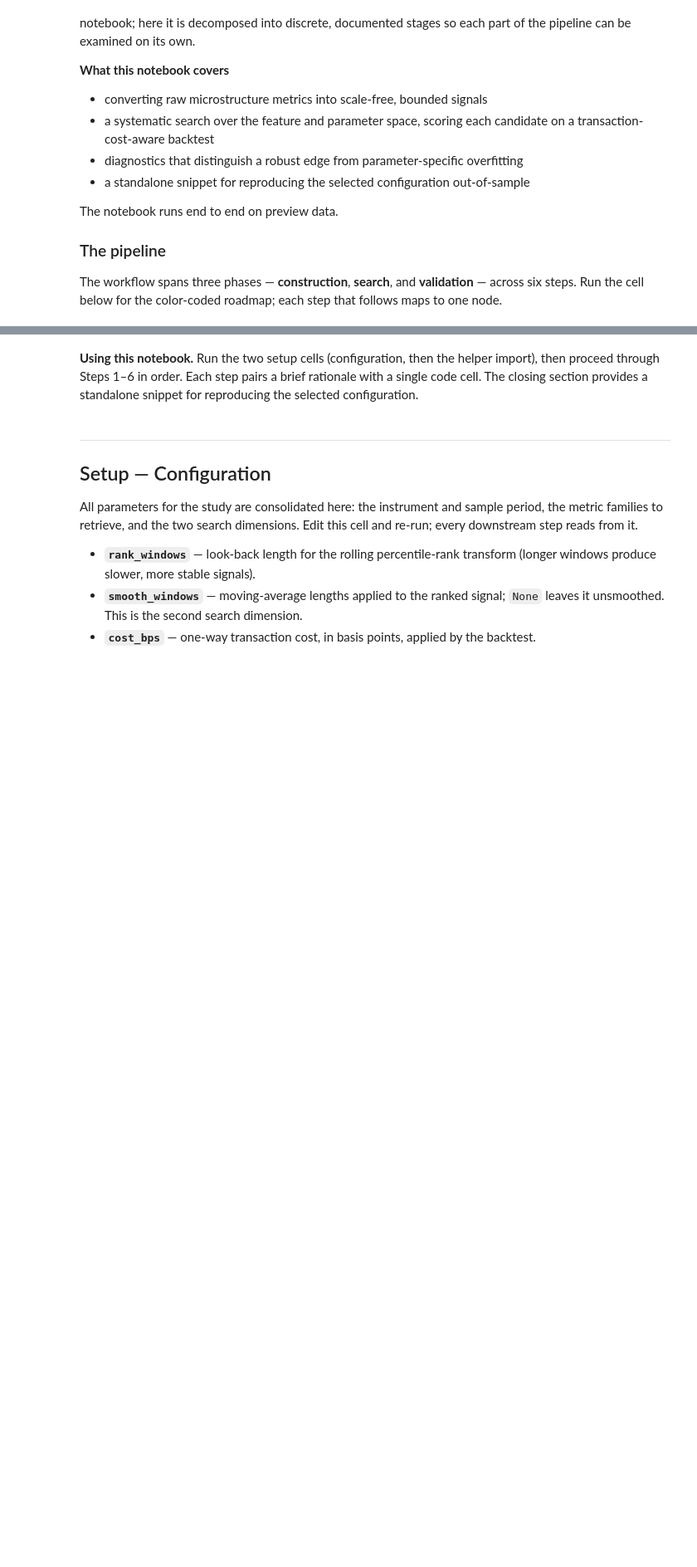
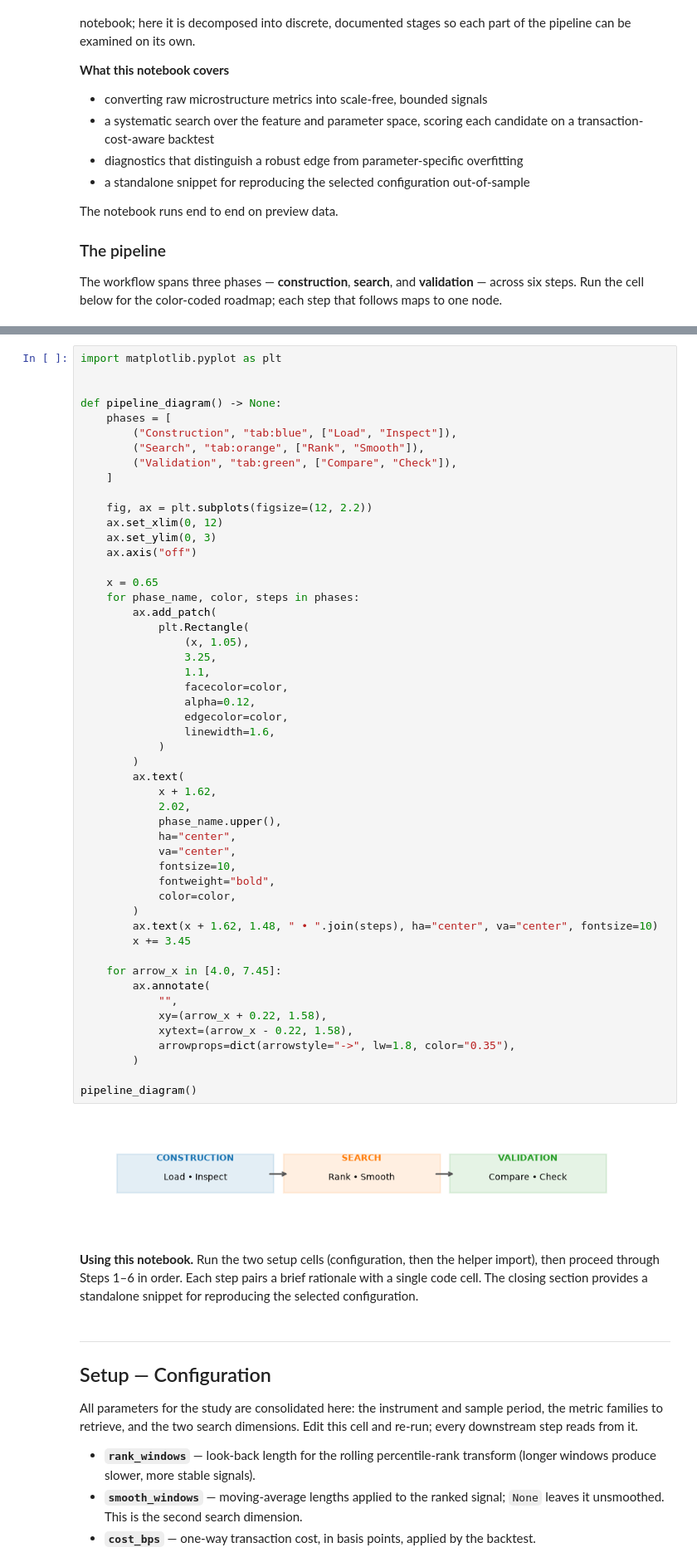
Before and after one commit to aperiodic-io/notebooks, a Jupyter notebook: notebooks/alpha-discovery-walkthrough.ipynb, the cells around one changed output, grey strips where cells are left out. Shown at 83% size. Drawn from its saved outputs; the diff is of its cells as text; blank space fills up the shorter version.

```diff
--- a/notebooks/alpha-discovery-walkthrough.ipynb
+++ b/notebooks/alpha-discovery-walkthrough.ipynb
@@ -31,3 +25,56 @@ pipeline_diagram()
+# %%
+import matplotlib.pyplot as plt
+
+
+def pipeline_diagram() -> None:
+    phases = [
+        ("Construction", "tab:blue", ["Load", "Inspect"]),
+        ("Search", "tab:orange", ["Rank", "Smooth"]),
+        ("Validation", "tab:green", ["Compare", "Check"]),
+    ]
+
+    fig, ax = plt.subplots(figsize=(12, 2.2))
+    ax.set_xlim(0, 12)
+    ax.set_ylim(0, 3)
+    ax.axis("off")
+
+    x = 0.65
+    for phase_name, color, steps in phases:
+        ax.add_patch(
+            plt.Rectangle(
+                (x, 1.05),
+                3.25,
+                1.1,
+                facecolor=color,
+                alpha=0.12,
+                edgecolor=color,
+                linewidth=1.6,
+            )
+        )
+        ax.text(
+            x + 1.62,
+            2.02,
+            phase_name.upper(),
+            ha="center",
+            va="center",
+            fontsize=10,
+            fontweight="bold",
+            color=color,
+        )
+        ax.text(x + 1.62, 1.48, " • ".join(steps), ha="center", va="center", fontsize=10)
+        x += 3.45
+
+    for arrow_x in [4.0, 7.45]:
+        ax.annotate(
+            "",
+            xy=(arrow_x + 0.22, 1.58),
+            xytext=(arrow_x - 0.22, 1.58),
+            arrowprops=dict(arrowstyle="->", lw=1.8, color="0.35"),
+        )
+
+pipeline_diagram()
+# %% [output]
+[figure, added]
 # %% [markdown]
 **Using this notebook.** Run the two setup cells (configuration, then the helper
 import), then proceed through Steps 1–6 in order. Each step pairs a brief rationale
```
Also changed, not shown: parts of 6 cells of this notebook, 8 other files.
